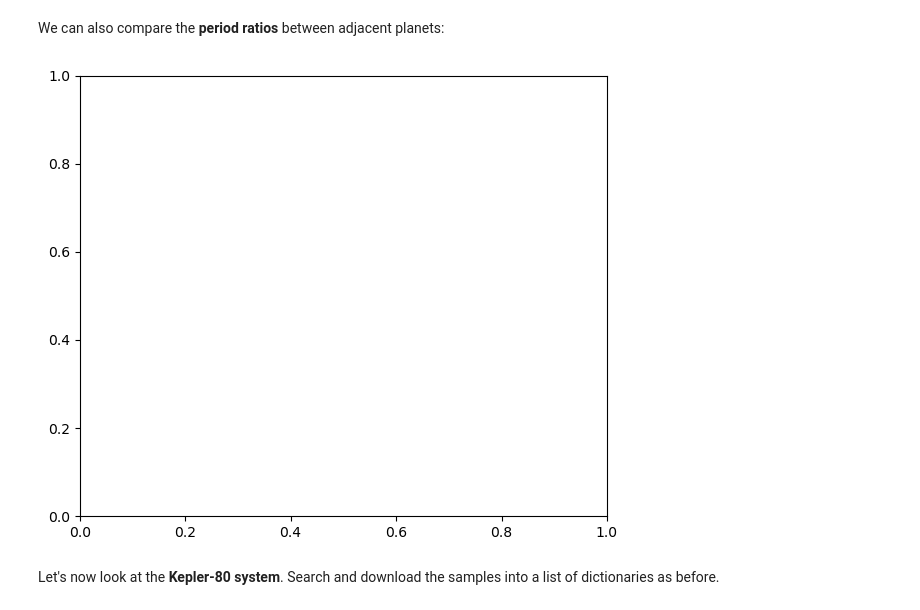
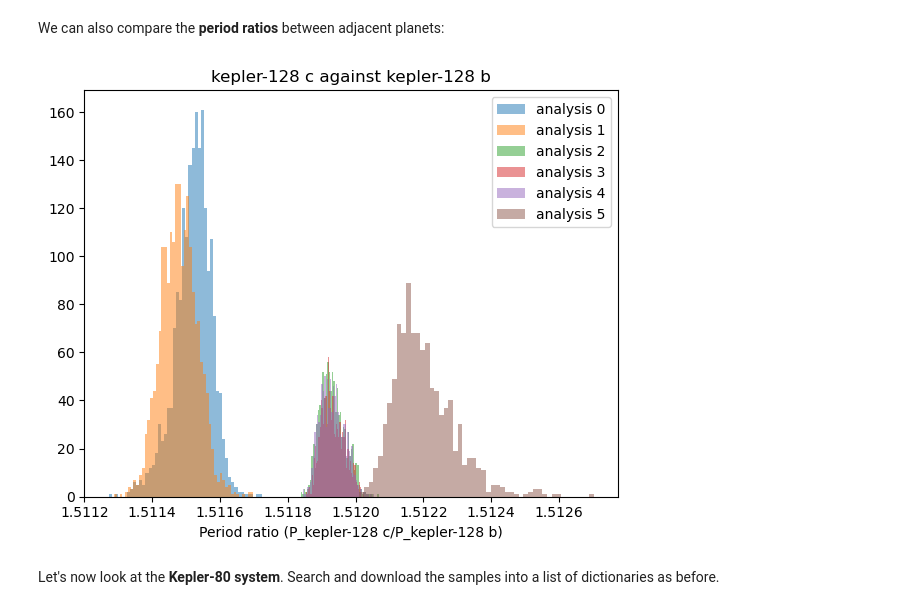
Before and after one commit to adleleu/resonantstate_nb, a Jupyter notebook: notebook_observations_updated.ipynb, the cells around one changed output. Cells and saved outputs as stored; diff of their text form; code cells hidden in the pictures.

```diff
--- a/notebook_observations_updated.ipynb
+++ b/notebook_observations_updated.ipynb
@@ -256,8 +244,8 @@ plot_adjacent_planets(df_list,
 # %% [markdown]
 We can also compare the **period ratios** between adjacent planets:
-# %%
-compare_period_ratios(df_list, planet_pair=['Kepler-51 b', 'Kepler-51 c'])
-# %% [output]
-[figure, removed]
+# %%
+compare_period_ratios(df_list, planet_pair=planets[0:2])
+# %% [output]
+[figure, added]
 # %% [markdown]
 Let's now look at the **Kepler-80 system**. Search and download the samples into a list of dictionaries as before.
```
Also changed, not shown: parts of 48 cells of this notebook.
